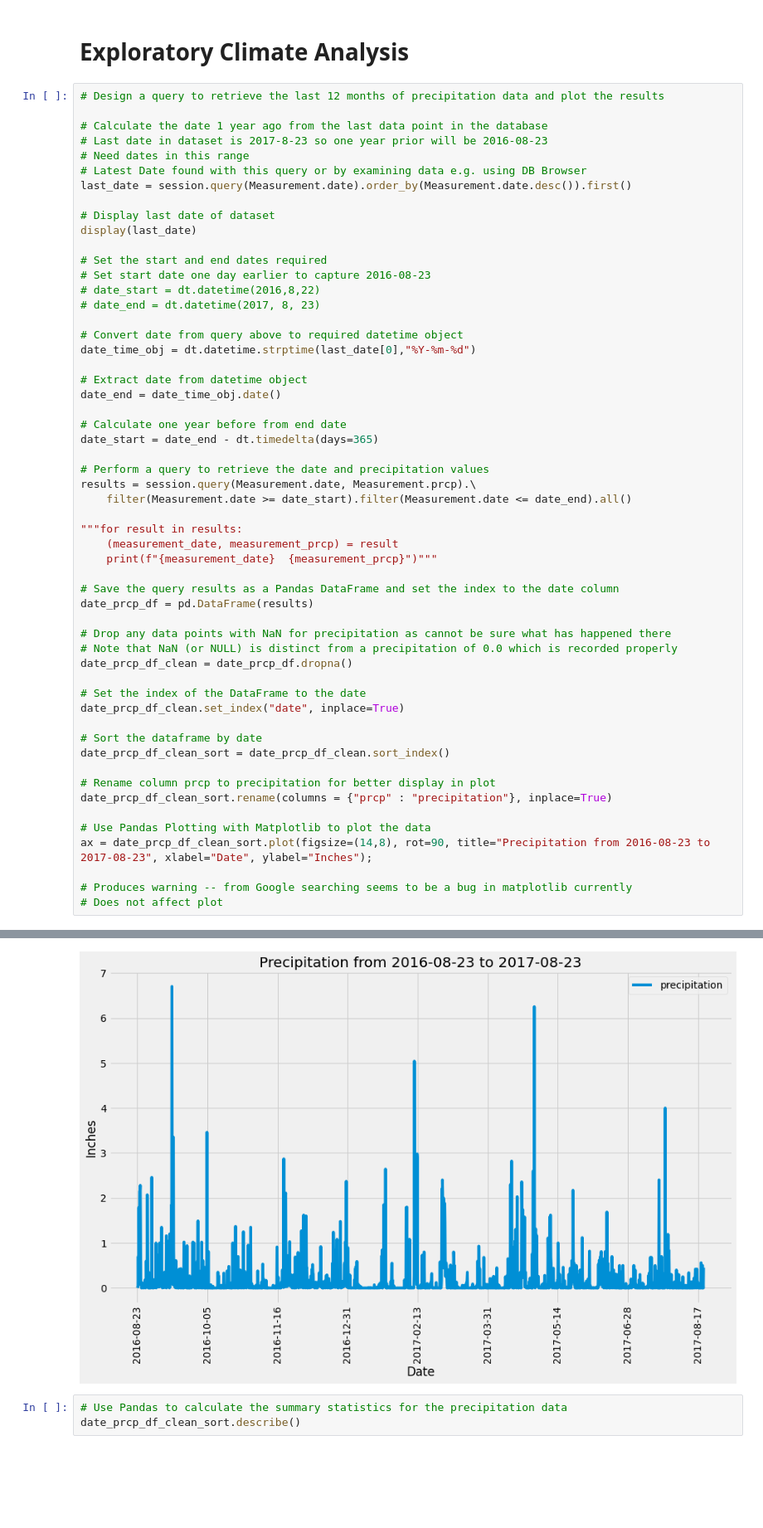
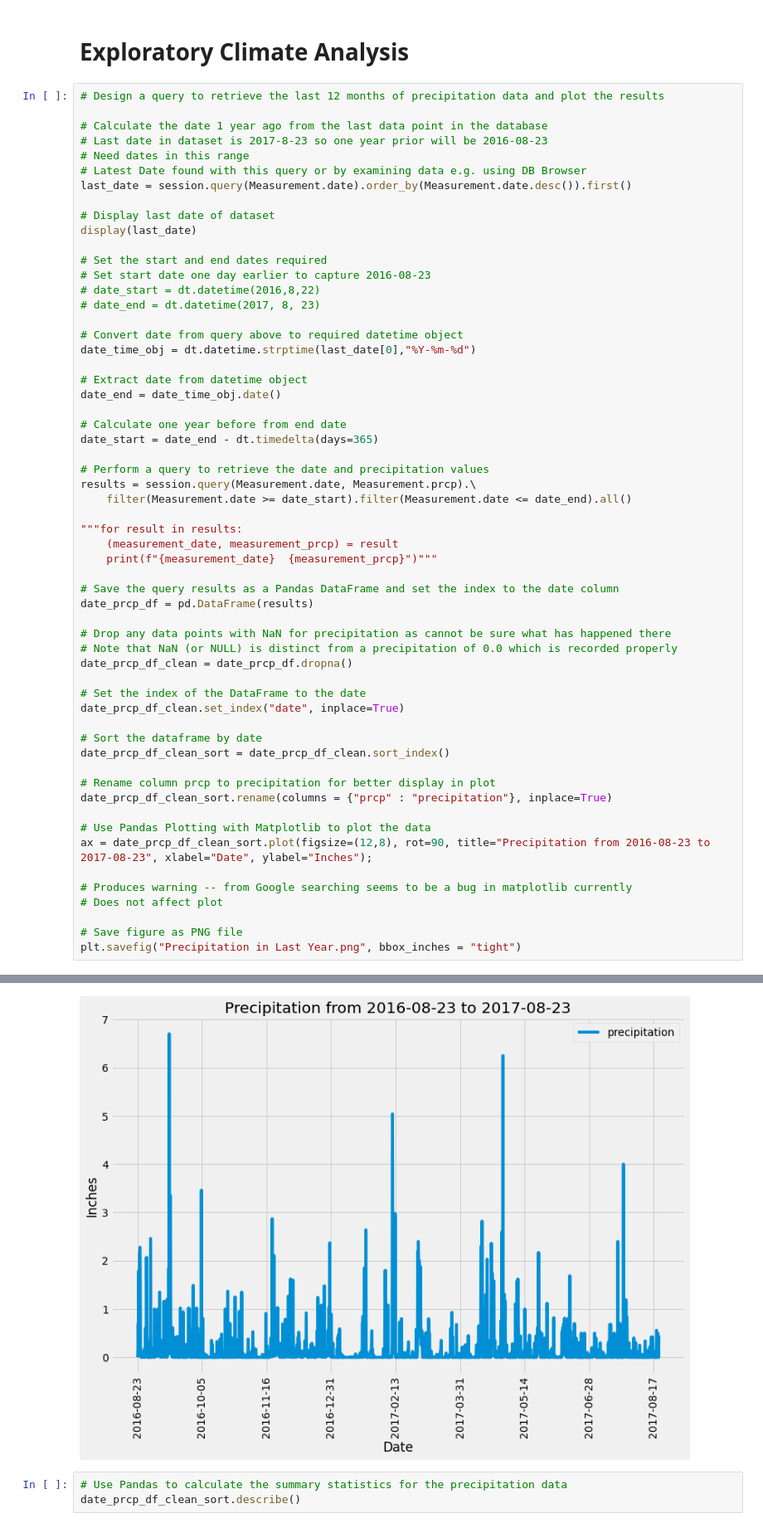
Before and after one commit to etassone1974/sqlalchemy-challenge, a Jupyter notebook: climate_starter.ipynb, the cells around one changed output, grey strips where cells are left out. Shown: that part at 83% size. Drawn from its saved outputs; the diff is of its cells as text; blank space fills up the shorter version.

```diff
--- a/climate_starter.ipynb
+++ b/climate_starter.ipynb
@@ -70,35 +70,38 @@ date_start = date_end - dt.timedelta(days=365)
 # Perform a query to retrieve the date and precipitation values
 results = session.query(Measurement.date, Measurement.prcp).\
     filter(Measurement.date >= date_start).filter(Measurement.date <= date_end).all()
 
 """for result in results:
     (measurement_date, measurement_prcp) = result
     print(f"{measurement_date}  {measurement_prcp}")"""
 
 # Save the query results as a Pandas DataFrame and set the index to the date column
 date_prcp_df = pd.DataFrame(results)
 
 # Drop any data points with NaN for precipitation as cannot be sure what has happened there
 # Note that NaN (or NULL) is distinct from a precipitation of 0.0 which is recorded properly
 date_prcp_df_clean = date_prcp_df.dropna()
 
 # Set the index of the DataFrame to the date
 date_prcp_df_clean.set_index("date", inplace=True)
 
 # Sort the dataframe by date
 date_prcp_df_clean_sort = date_prcp_df_clean.sort_index()
 
 # Rename column prcp to precipitation for better display in plot
 date_prcp_df_clean_sort.rename(columns = {"prcp" : "precipitation"}, inplace=True)
 
 # Use Pandas Plotting with Matplotlib to plot the data
-ax = date_prcp_df_clean_sort.plot(figsize=(14,8), rot=90, title="Precipitation from 2016-08-23 to 2017-08-23", xlabel="Date", ylabel="Inches");
+ax = date_prcp_df_clean_sort.plot(figsize=(12,8), rot=90, title="Precipitation from 2016-08-23 to 2017-08-23", xlabel="Date", ylabel="Inches");
 
 # Produces warning -- from Google searching seems to be a bug in matplotlib currently
 # Does not affect plot
+
+# Save figure as PNG file
+plt.savefig("Precipitation in Last Year.png", bbox_inches = "tight")
 # %% [output]
 ('2017-08-23')
-[figure, old version]
+[figure, new version]
 # %%
 # Use Pandas to calculate the summary statistics for the precipitation data
 date_prcp_df_clean_sort.describe()
```
Also changed, not shown: parts of 9 cells of this notebook, 4 other files.
